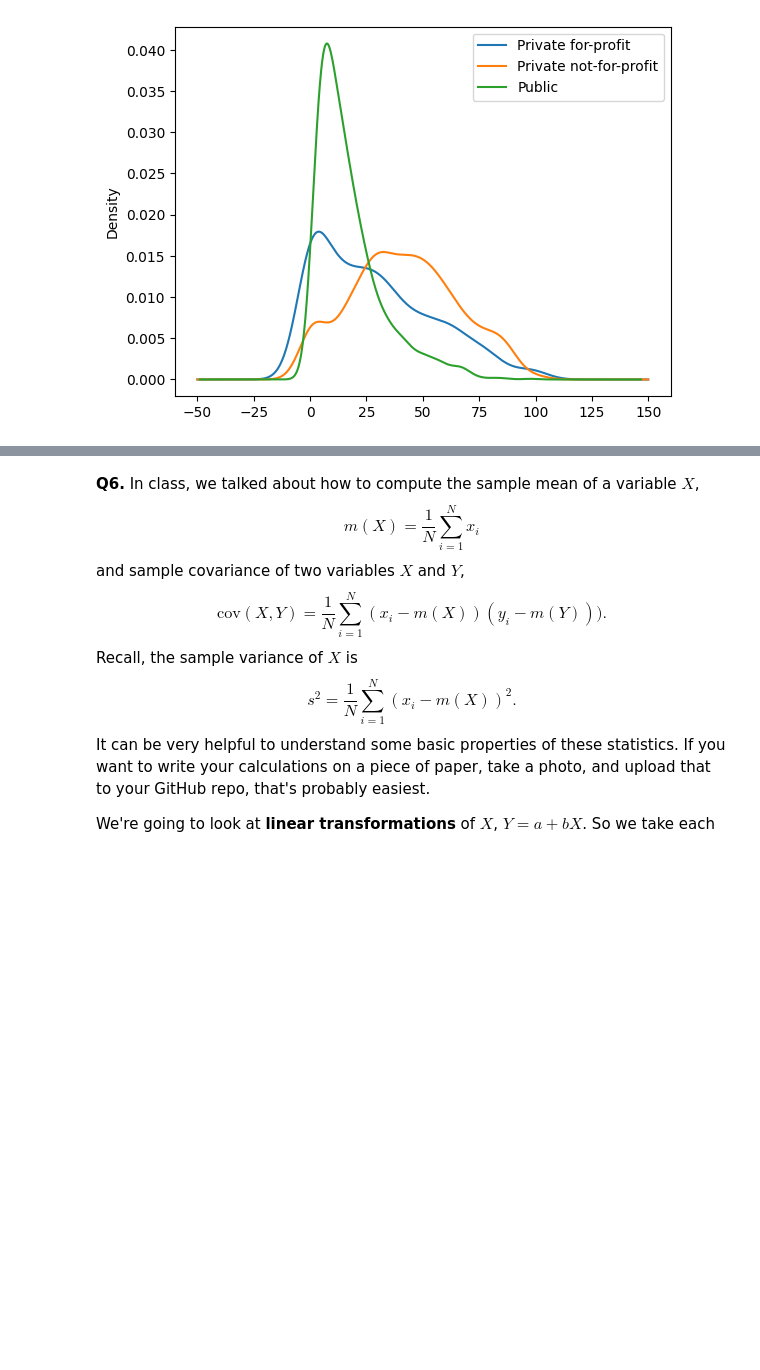
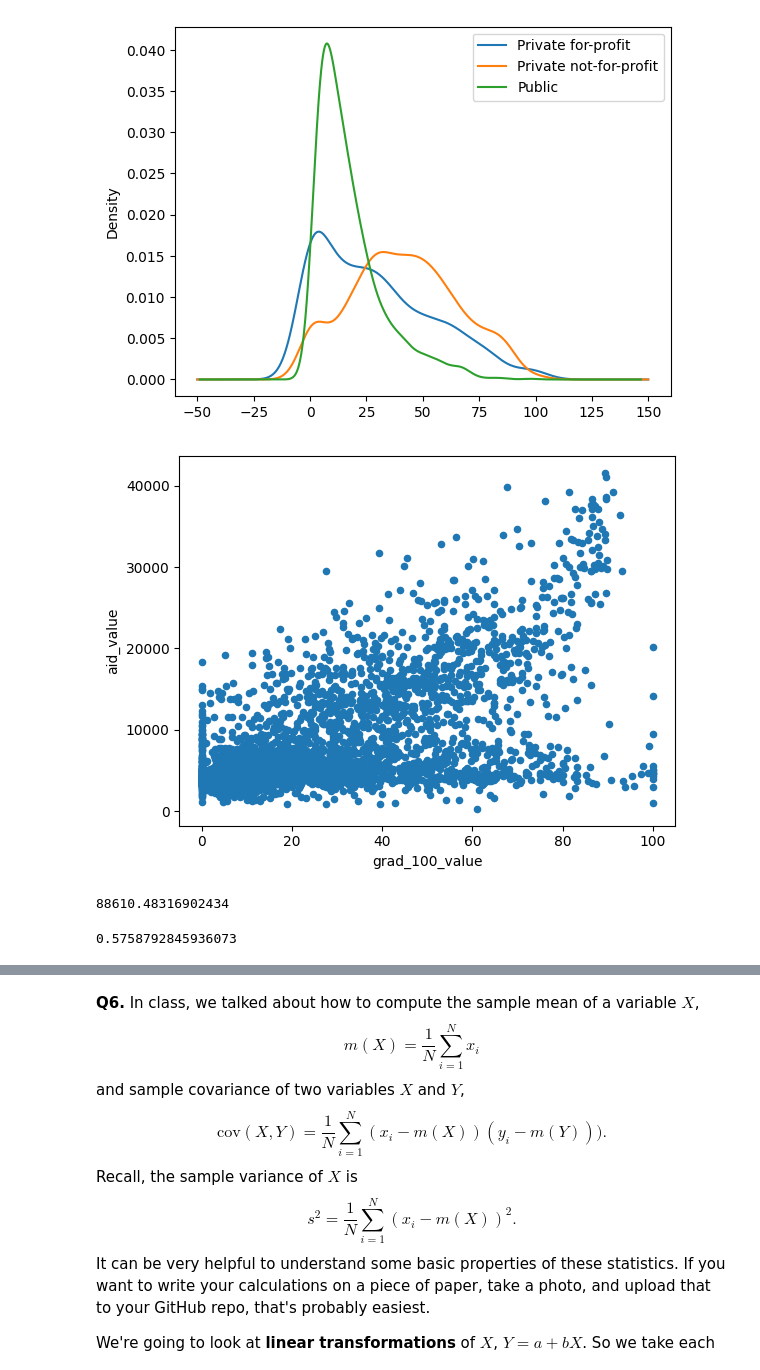
Before and after one commit to RexW999/undergrad_ml_assignments, a Jupyter notebook: 01_assignment_wrangling_and_eda.ipynb, the cells around one changed output, grey strips where cells are left out. Cells and saved outputs as stored; diff of their text form; code cells hidden in the pictures; blank space fills up the shorter version.

```diff
--- a/01_assignment_wrangling_and_eda.ipynb
+++ b/01_assignment_wrangling_and_eda.ipynb
@@ -454,3 +454,18 @@ plt.legend()
 plt.show()
 # %% [output]
 [figure]
+# %%
+scatter_plot = df_college.plot.scatter(x='grad_100_value', y='aid_value')
+plt.show()
+# %% [output]
+[figure, added]
+# %%
+covariance = df_college['grad_100_value'].cov(df_college['aid_value'])
+print(covariance)
+# %% [output]
+88610.48316902434
+# %%
+correlation = df_college['grad_100_value'].corr(df_college['aid_value'])
+print(correlation)
+# %% [output]
+0.5758792845936073
```
Also changed, not shown: parts of 1 cell of this notebook.
